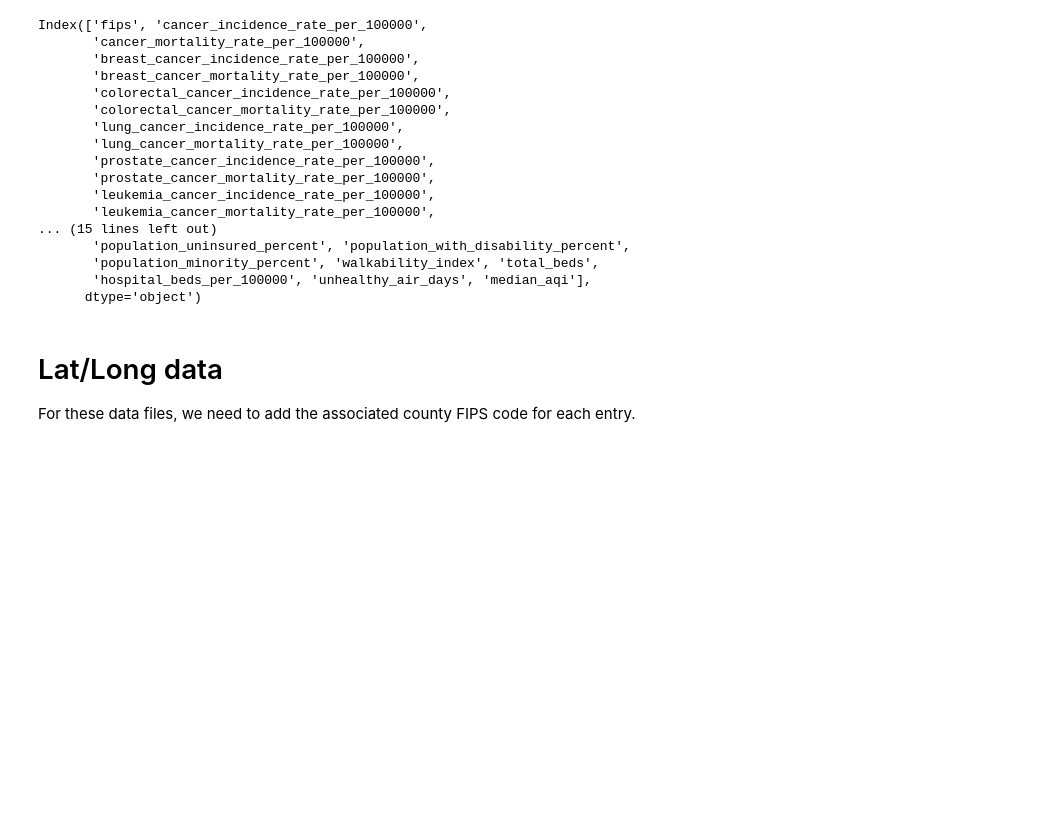
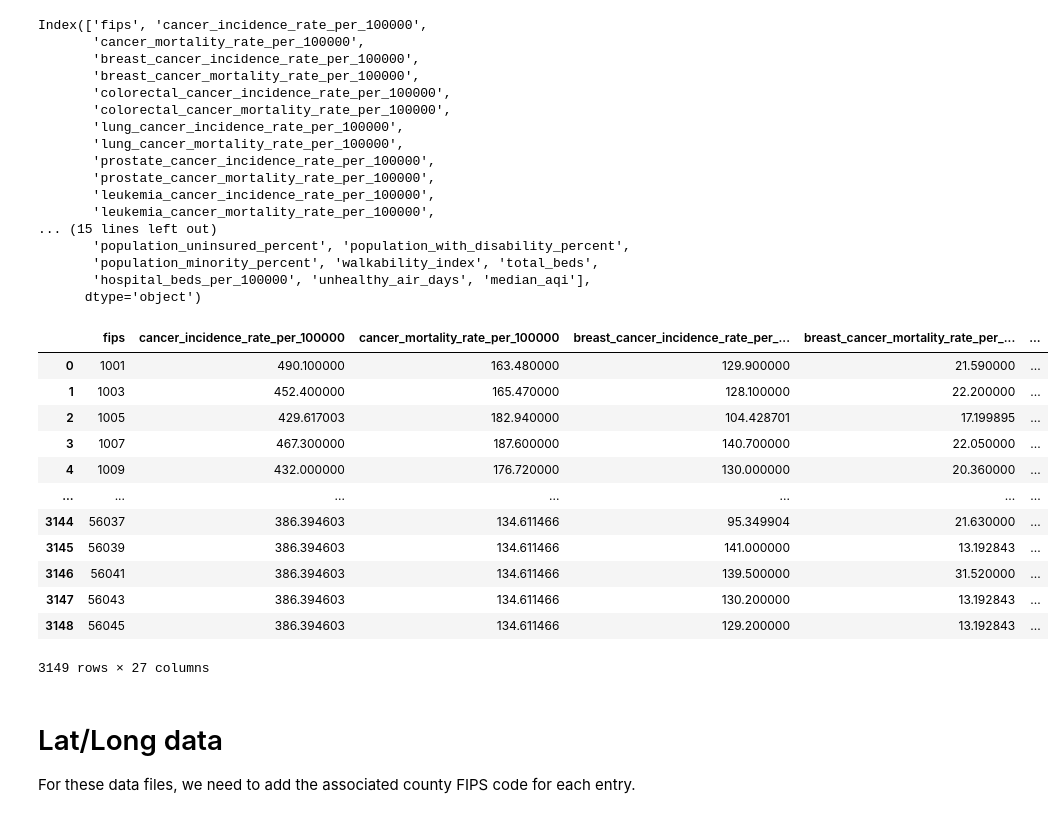
Before and after one commit to agale123/sep-cancer-inequality, a Jupyter notebook: notebooks/cleaning/merge.ipynb, the cells around one changed output. Drawn from its saved outputs; the diff is of its cells as text; code cells hidden in the pictures; blank space fills up the shorter version.

```diff
--- a/notebooks/cleaning/merge.ipynb
+++ b/notebooks/cleaning/merge.ipynb
@@ -105,3 +105,21 @@ df = df[
         "median_aqi",
     ]
 ]
+# %%
+# US State FIPS codes go from 01 to 56 so anything greater than that is a territory.
+df = df[df["fips"] < 57000]
+df
+# %% [output]
+|  | fips | cancer_incidence_rate_per_100000 | cancer_mortality_rate_per_100000 | breast_cancer_incidence_rate_per_... | breast_cancer_mortality_rate_per_... | ... |
+| 0 | 1001 | 490.100000 | 163.480000 | 129.900000 | 21.590000 | ... |
+| 1 | 1003 | 452.400000 | 165.470000 | 128.100000 | 22.200000 | ... |
+| 2 | 1005 | 429.617003 | 182.940000 | 104.428701 | 17.199895 | ... |
+| 3 | 1007 | 467.300000 | 187.600000 | 140.700000 | 22.050000 | ... |
+| 4 | 1009 | 432.000000 | 176.720000 | 130.000000 | 20.360000 | ... |
+| ... | ... | ... | ... | ... | ... | ... |
+| 3144 | 56037 | 386.394603 | 134.611466 | 95.349904 | 21.630000 | ... |
+| 3145 | 56039 | 386.394603 | 134.611466 | 141.000000 | 13.192843 | ... |
+| 3146 | 56041 | 386.394603 | 134.611466 | 139.500000 | 31.520000 | ... |
+| 3147 | 56043 | 386.394603 | 134.611466 | 130.200000 | 13.192843 | ... |
+| 3148 | 56045 | 386.394603 | 134.611466 | 129.200000 | 13.192843 | ... |
+3149 rows × 27 columns
```
Also changed, not shown: parts of 4 cells of this notebook, 6 other files.
